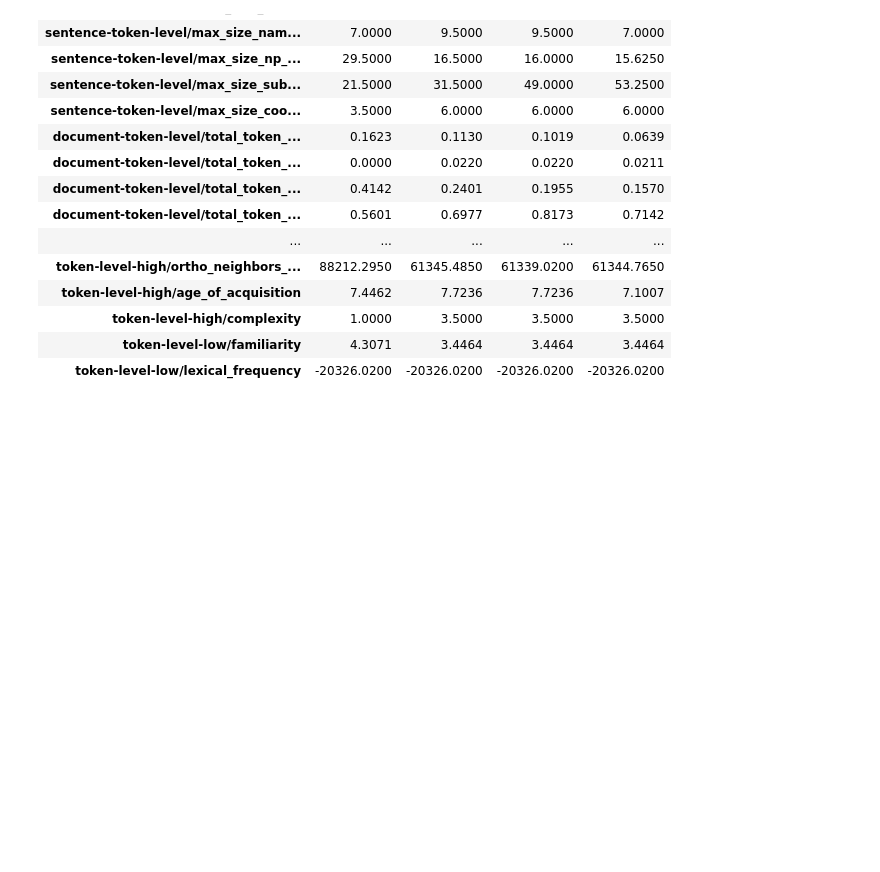
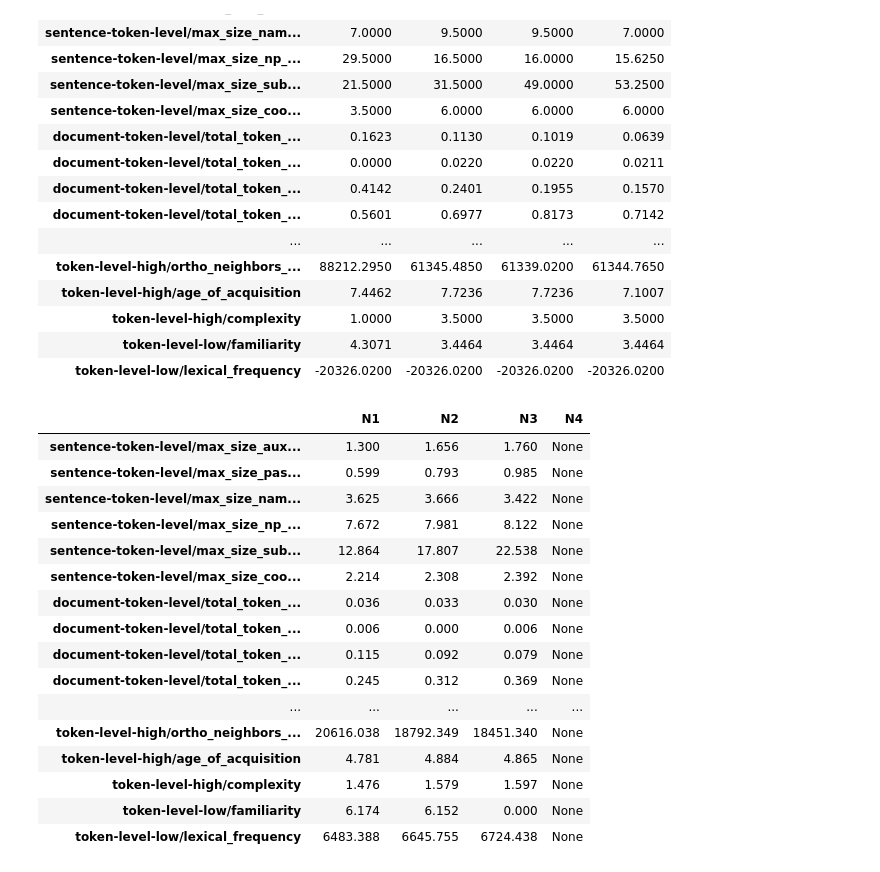
Before and after one commit to wafaAissaa/thresholds, a Jupyter notebook: plot_thresholds.ipynb, the cells around one changed output. Drawn from its saved outputs; the diff is of its cells as text; code cells hidden in the pictures; blank space fills up the shorter version.

```diff
--- a/plot_thresholds.ipynb
+++ b/plot_thresholds.ipynb
@@ -49,23 +49,38 @@ df
 | token-level-low/familiarity | 4.3071 | 3.4464 | 3.4464 | 3.4464 |
 | token-level-low/lexical_frequency | -20326.0200 | -20326.0200 | -20326.0200 | -20326.0200 |
 # %%
-def draw_boxplot(data, title="Boxplot", xlabel="Values"):
-    """
-    Draw a boxplot for the given data.
+with open('./results/thresholds_LogReg.json') as json_data:
+    thresholds = json.load(json_data)
+thresholds
 
-    Parameters:
-        data (list or array): The input values.
-        title (str): Title of the plot.
-        xlabel (str): Label for the x-axis.
-    """
-    plt.figure(figsize=(6, 4))
-    plt.boxplot(data, vert=False, patch_artist=True,
-                boxprops=dict(facecolor="lightblue", color="blue"),
-                medianprops=dict(color="red", linewidth=2),
-                whiskerprops=dict(color="blue"),
-                capprops=dict(color="blue"),
-                flierprops=dict(marker="o", color="orange", alpha=0.7))
+flattened = {}
 
-    plt.title(title)
-    plt.xlabel(xlabel)
-    plt.show()
+for level, categories in thresholds.items():
+    for category, features in categories.items():
+        for feature, value in features.items():
+            index = f"{category}/{feature}"
+            flattened.setdefault(index, {})[level] = value
+
+
+df = pd.DataFrame.from_dict(flattened, orient='index')
+df = df[['N1', 'N2', 'N3', 'N4']]  # ensure column order
+
+df
+# %% [output]
+|  | N1 | N2 | N3 | N4 |
+| sentence-token-level/max_size_aux... | 1.300 | 1.656 | 1.760 | None |
+| sentence-token-level/max_size_pas... | 0.599 | 0.793 | 0.985 | None |
+| sentence-token-level/max_size_nam... | 3.625 | 3.666 | 3.422 | None |
+| sentence-token-level/max_size_np_... | 7.672 | 7.981 | 8.122 | None |
+| sentence-token-level/max_size_sub... | 12.864 | 17.807 | 22.538 | None |
+| sentence-token-level/max_size_coo... | 2.214 | 2.308 | 2.392 | None |
+| document-token-level/total_token_... | 0.036 | 0.033 | 0.030 | None |
+| document-token-level/total_token_... | 0.006 | 0.000 | 0.006 | None |
+| document-token-level/total_token_... | 0.115 | 0.092 | 0.079 | None |
+| document-token-level/total_token_... | 0.245 | 0.312 | 0.369 | None |
+| ... | ... | ... | ... | ... |
+| token-level-high/ortho_neighbors_... | 20616.038 | 18792.349 | 18451.340 | None |
+| token-level-high/age_of_acquisition | 4.781 | 4.884 | 4.865 | None |
+| token-level-high/complexity | 1.476 | 1.579 | 1.597 | None |
+| token-level-low/familiarity | 6.174 | 6.152 | 0.000 | None |
+| token-level-low/lexical_frequency | 6483.388 | 6645.755 | 6724.438 | None |
```
Also changed, not shown: parts of 1 cell of this notebook, 3 other files.
